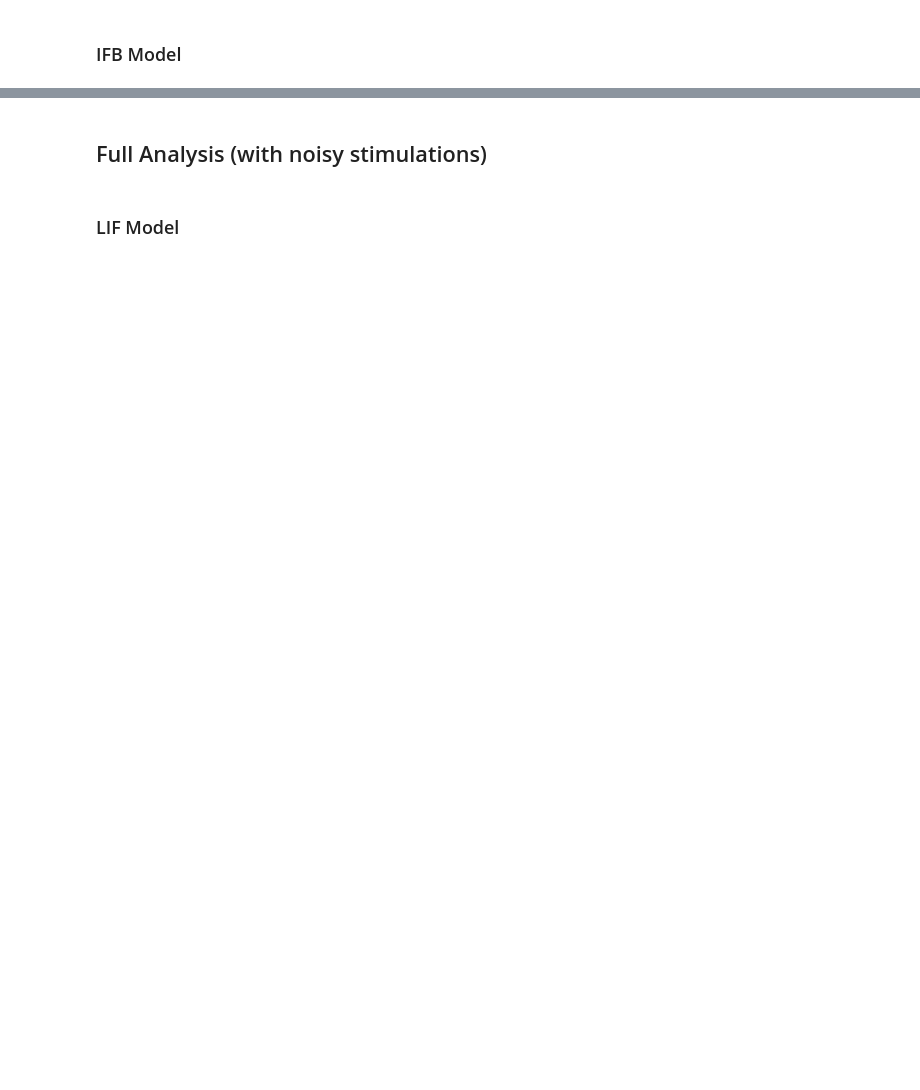
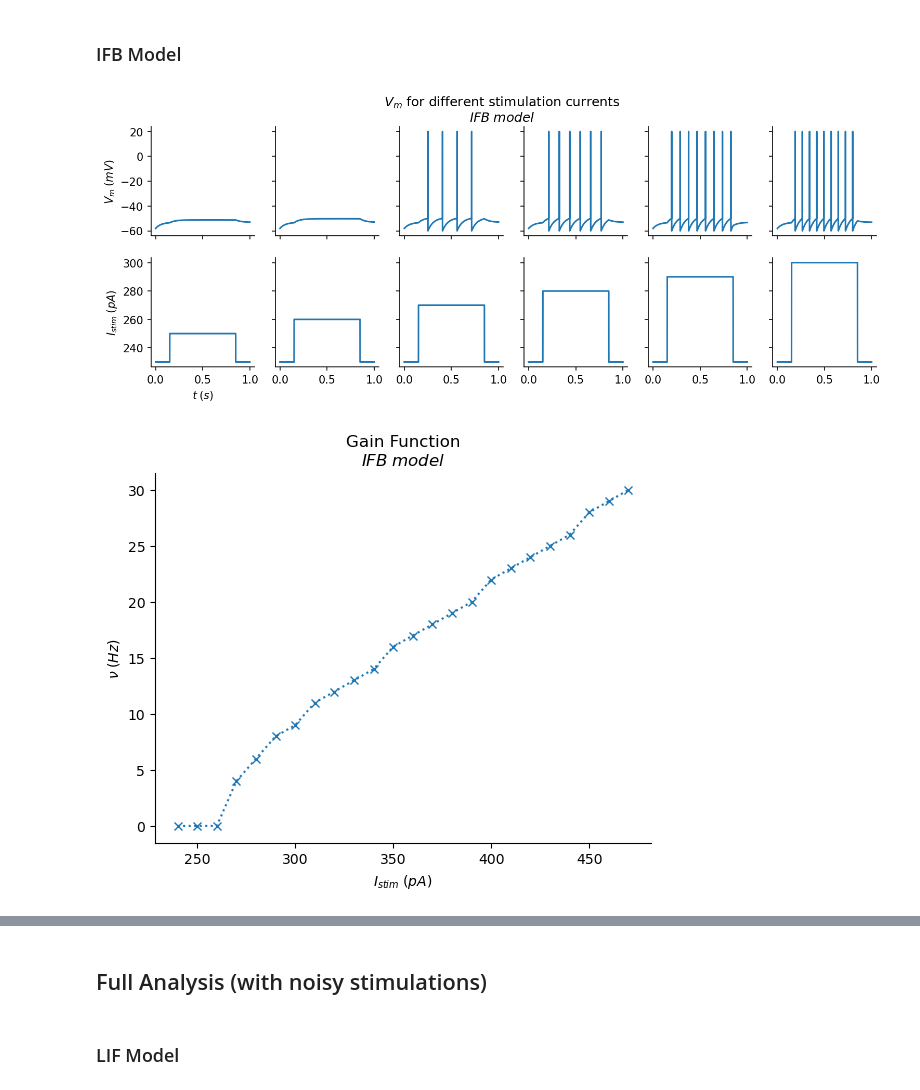
Before and after one commit to FrancescoNegri/computational-neuroscience-project, a Jupyter notebook: main.ipynb, the cells around one changed output, grey strips where cells are left out. Cells and saved outputs as stored; diff of their text form; code cells hidden in the pictures; blank space fills up the shorter version.

```diff
--- a/main.ipynb
+++ b/main.ipynb
@@ -47,16 +65,26 @@ print('The LIF neuron derived threshold voltage V_th = ' + str(V_th * 1e3) + ' m
 # %% [markdown]
 ### IFB Model
 # %%
-I_amplitudes = np.arange(240, 720, 40) * 1e-12
-I_stim, t = generate_stimulus(I_amplitudes, simulation_time=0.5, t_on=0.15, t_off=0.35, dt=dt)
+I_amplitudes_min = 230 * 1e-12
+I_amplitudes_max = np.arange(10, 250, 10) * 1e-12 + I_amplitudes_min
+I_amplitudes = np.zeros((np.size(I_amplitudes_max), 2))
+
+for trial_idx, _ in enumerate(I_amplitudes_max):
+    I_amplitudes[trial_idx] = np.array([I_amplitudes_min, I_amplitudes_max[trial_idx]])
+
+I_stim, t = generate_stimulus(I_amplitudes, simulation_time=1, t_on=0.15, t_off=0.85, dt=dt)
 
 # Model initialization and execution
 V_0_tonic = -0.058
-V_0_bursting = -0.077
 my_IFB = IFB()
 my_IFB.run(I_stim, dt, V_0=V_0_tonic)
 
 # Results plotting
-plot_trials(t, my_IFB.V_m[0:8], I_stim[0:8], title='$V_{m}$ for different stimulation currents', subtitle='$IFB\;model$')
-plot_gain_function(I_amplitudes, my_IFB.get_firing_rate(dt), subtitle='$IFB\;model$', xticks=I_amplitudes * 1e12)
+plot_trials(t, my_IFB.V_m[1:7], I_stim[1:7], title='$V_{m}$ for different stimulation currents', subtitle='$IFB\;model$')
+plt.savefig('./images/IFB_Vm.png', dpi=600)
+plot_gain_function(I_amplitudes_max, my_IFB.get_firing_rate(dt), subtitle='$IFB\;model$')
+plt.savefig('./images/IFB_gain.png', dpi=600)
+# %% [output]
+[figure, added]
+[figure, added]
 # %%
```
Also changed, not shown: parts of 14 cells of this notebook, 4 other files.
